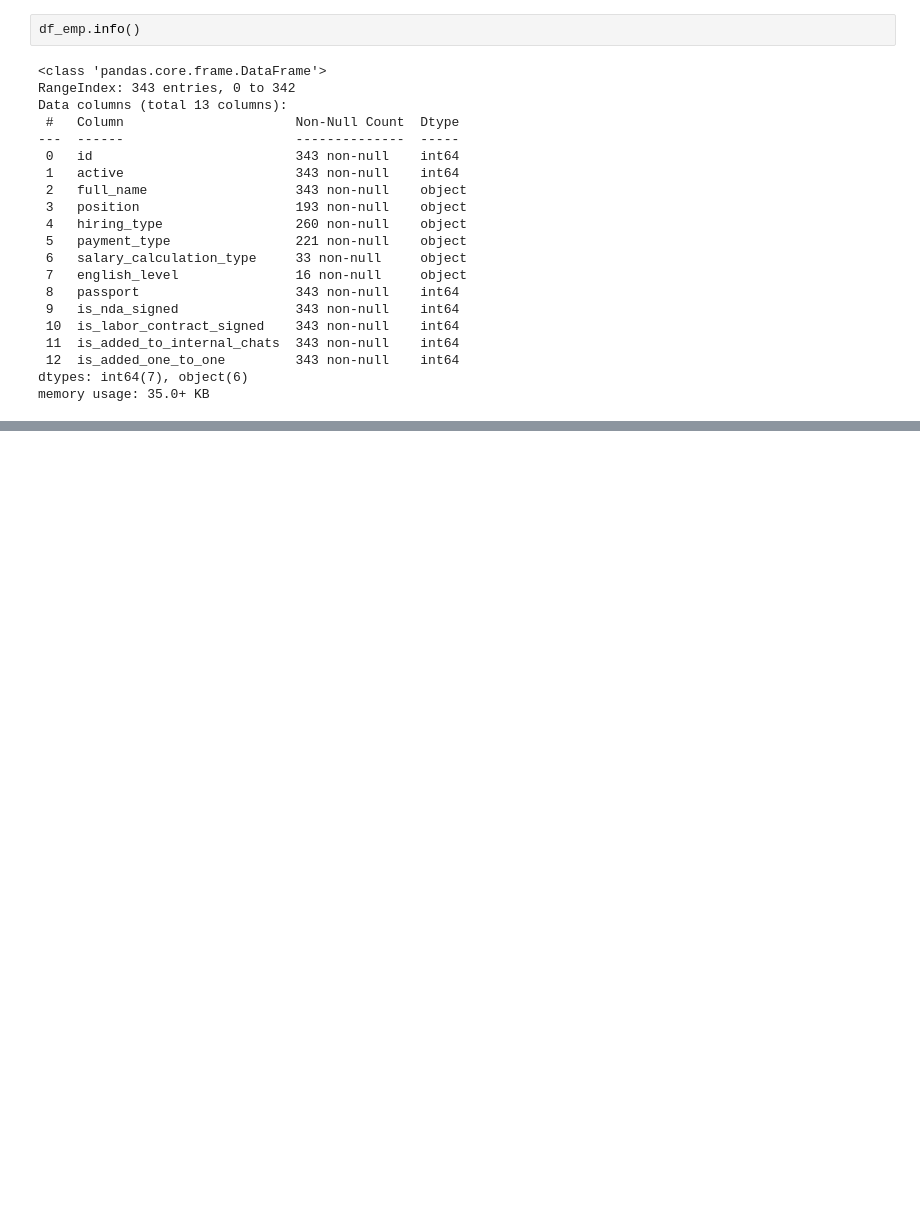
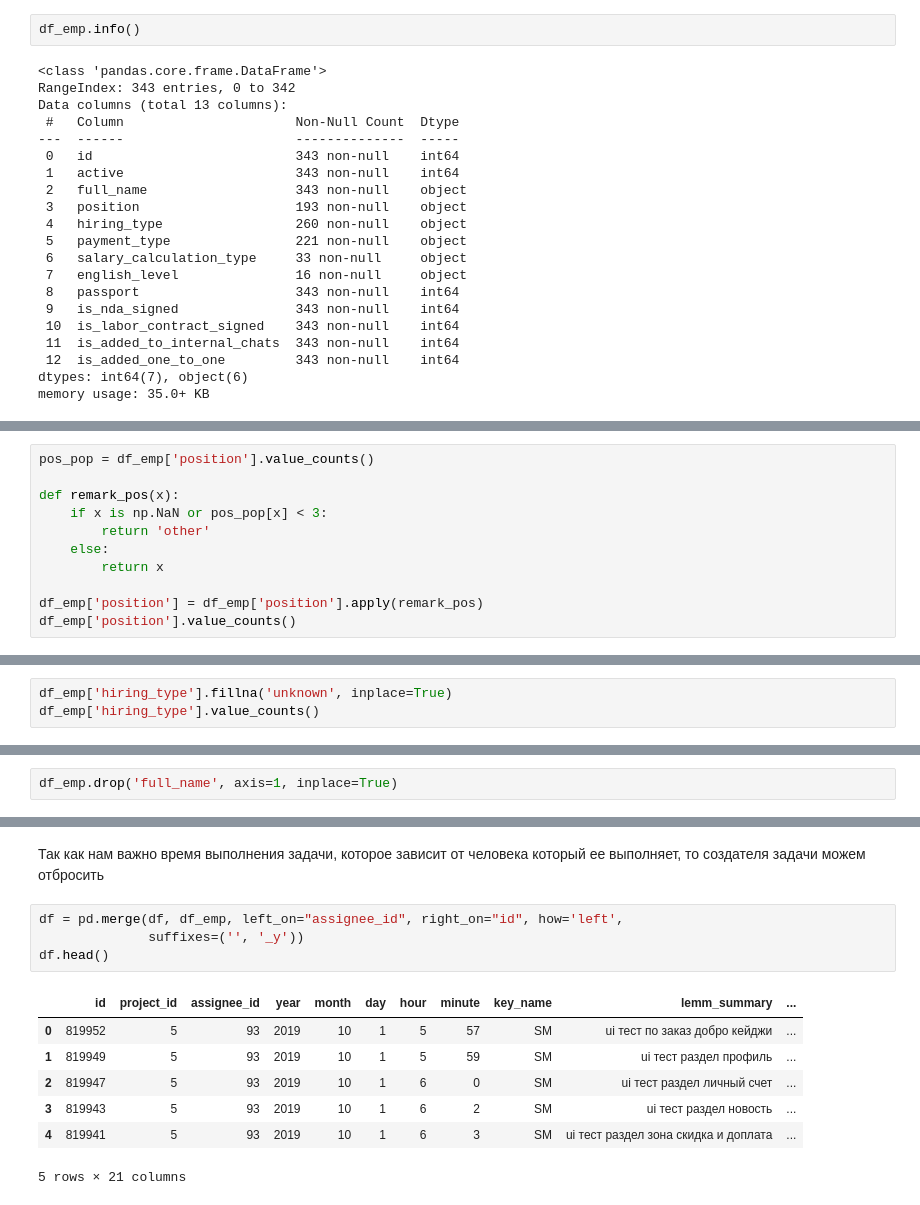
Before and after one commit to TayJen/hackathon_algu2022, a Jupyter notebook: H_ALGU_2022_Research.ipynb, the cells around one changed output, grey strips where cells are left out. Drawn from its saved outputs; the diff is of its cells as text; blank space fills up the shorter version.

```diff
--- a/H_ALGU_2022_Research.ipynb
+++ b/H_ALGU_2022_Research.ipynb
@@ -674,0 +810,11 @@ memory usage: 35.0+ KB
+# %%
+pos_pop = df_emp['position'].value_counts()
+
+def remark_pos(x):
+    if x is np.NaN or pos_pop[x] < 3:
+        return 'other'
+    else:
+        return x
+
+df_emp['position'] = df_emp['position'].apply(remark_pos)
+df_emp['position'].value_counts()
@@ -674,0 +851,3 @@ memory usage: 35.0+ KB
+# %%
+df_emp['hiring_type'].fillna('unknown', inplace=True)
+df_emp['hiring_type'].value_counts()
@@ -674,0 +897,2 @@ memory usage: 35.0+ KB
+# %%
+df_emp.drop('full_name', axis=1, inplace=True)
@@ -674,0 +950,14 @@ memory usage: 35.0+ KB
+# %% [markdown]
+Так как нам важно время выполнения задачи, которое зависит от человека который ее выполняет, то создателя задачи можем отбросить
+# %%
+df = pd.merge(df, df_emp, left_on="assignee_id", right_on="id", how='left',
+              suffixes=('', '_y'))
+df.head()
+# %% [output]
+|  | id | project_id | assignee_id | year | month | day | hour | minute | key_name | lemm_summary | ... |
+| 0 | 819952 | 5 | 93 | 2019 | 10 | 1 | 5 | 57 | SM | ui тест по заказ добро кейджи | ... |
+| 1 | 819949 | 5 | 93 | 2019 | 10 | 1 | 5 | 59 | SM | ui тест раздел профиль | ... |
+| 2 | 819947 | 5 | 93 | 2019 | 10 | 1 | 6 | 0 | SM | ui тест раздел личный счет | ... |
+| 3 | 819943 | 5 | 93 | 2019 | 10 | 1 | 6 | 2 | SM | ui тест раздел новость | ... |
+| 4 | 819941 | 5 | 93 | 2019 | 10 | 1 | 6 | 3 | SM | ui тест раздел зона скидка и доплата | ... |
+5 rows × 21 columns
```
Also changed, not shown: parts of 46 cells of this notebook.
